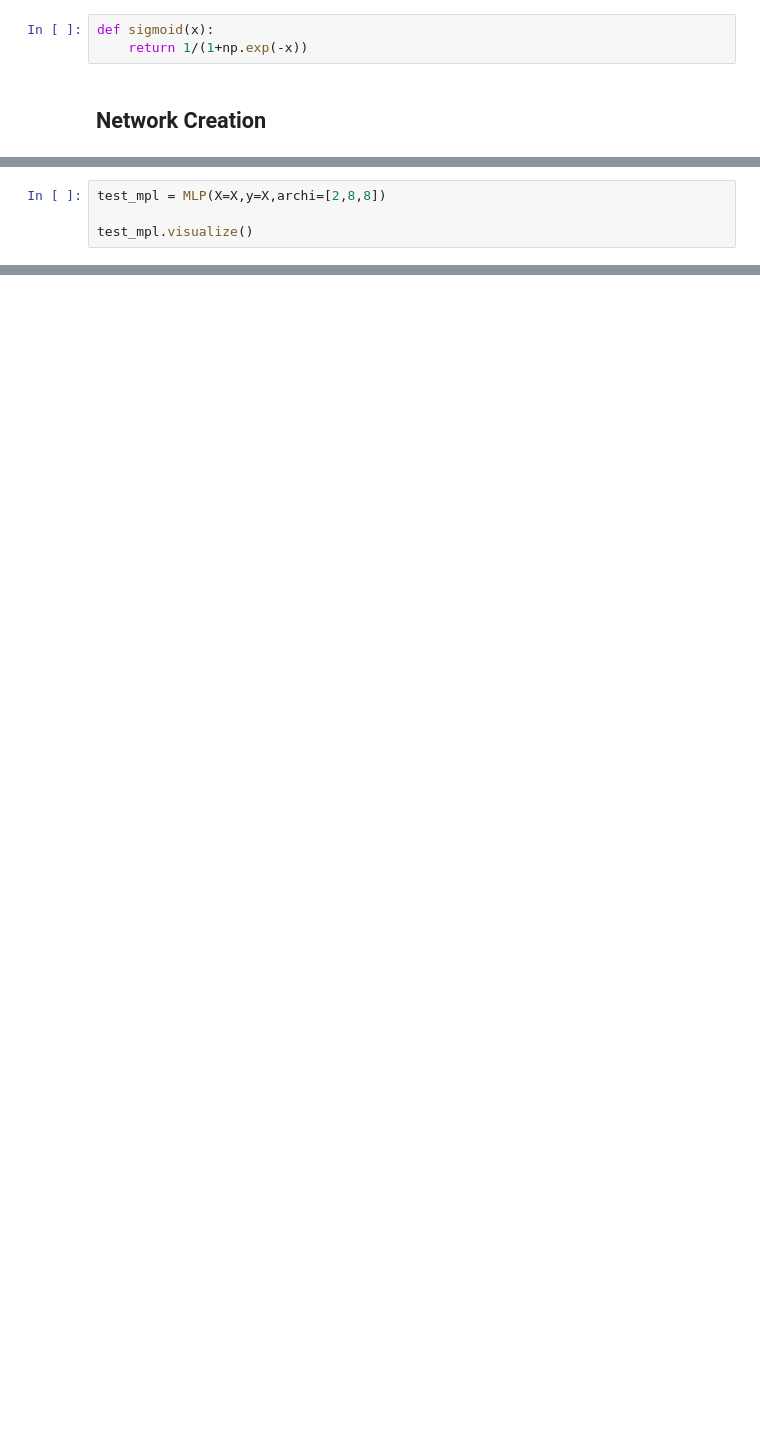
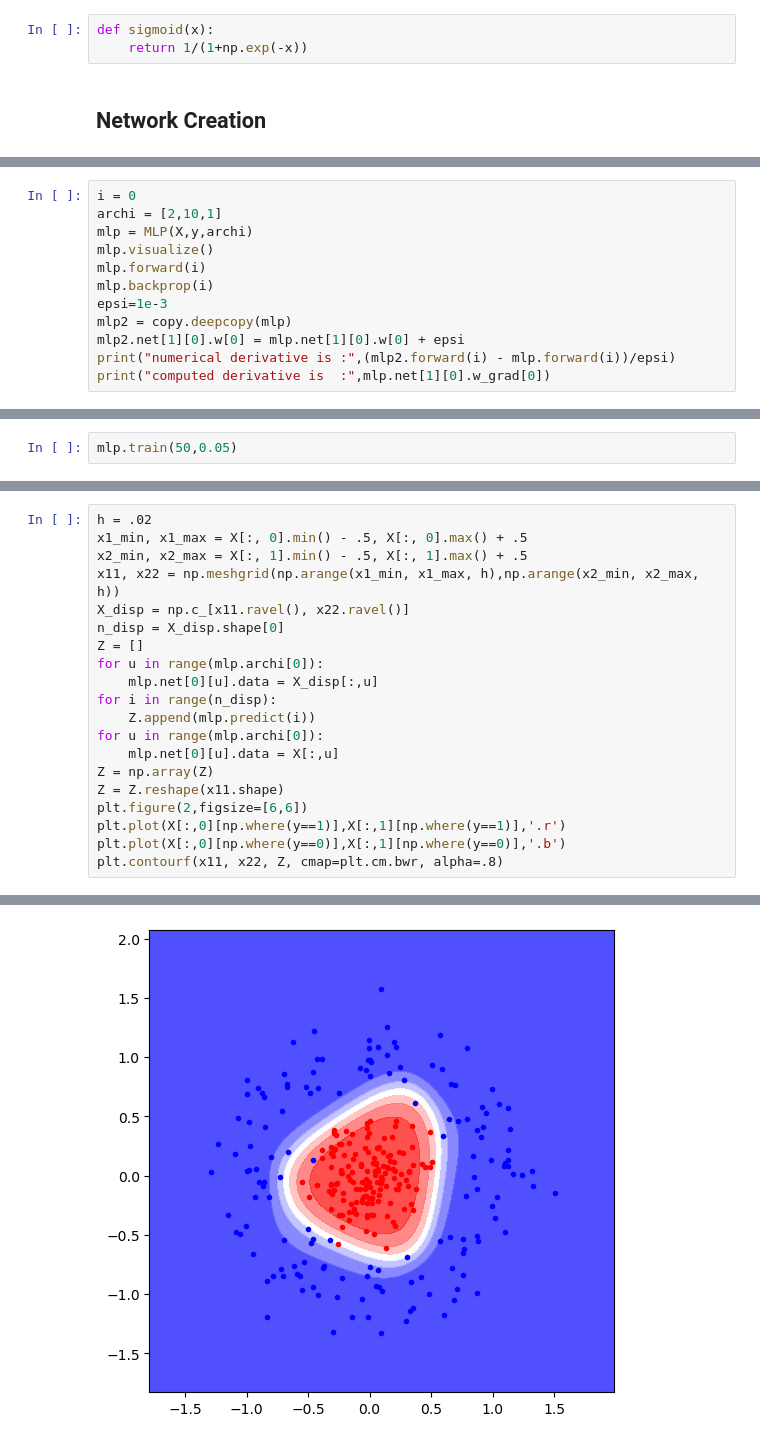
Before and after one commit to Kelian0/MLP-from-scratch, a Jupyter notebook: TP2.ipynb, the cells around one changed output, grey strips where cells are left out. Cells and saved outputs as stored; diff of their text form; blank space fills up the shorter version.

```diff
--- a/TP2.ipynb
+++ b/TP2.ipynb
@@ -170,8 +234,16 @@ class MLP:
         print(f'Nomber of parameters : {nb_params}')
 # %%
-test_mpl = MLP(X=X,y=X,archi=[2,8,8])
-
-test_mpl.visualize()
+i = 0
+archi = [2,10,1]
+mlp = MLP(X,y,archi)
+mlp.visualize()
+mlp.forward(i)
+mlp.backprop(i)
+epsi=1e-3
+mlp2 = copy.deepcopy(mlp)
+mlp2.net[1][0].w[0] = mlp.net[1][0].w[0] + epsi
+print("numerical derivative is :",(mlp2.forward(i) - mlp.forward(i))/epsi)
+print("computed derivative is  :",mlp.net[1][0].w_grad[0])
 # %% [output]
 Layer0
 |I| |I|
@@ -192,0 +259,2 @@ Nomber of parameters : 96
+# %%
+mlp.train(50,0.05)
@@ -192,0 +285,21 @@ Nomber of parameters : 96
+# %%
+h = .02
+x1_min, x1_max = X[:, 0].min() - .5, X[:, 0].max() + .5
+x2_min, x2_max = X[:, 1].min() - .5, X[:, 1].max() + .5
+x11, x22 = np.meshgrid(np.arange(x1_min, x1_max, h),np.arange(x2_min, x2_max, h))
+X_disp = np.c_[x11.ravel(), x22.ravel()]
+n_disp = X_disp.shape[0]
+Z = []
+for u in range(mlp.archi[0]):
+    mlp.net[0][u].data = X_disp[:,u]
+for i in range(n_disp):
+    Z.append(mlp.predict(i))
+for u in range(mlp.archi[0]):
+    mlp.net[0][u].data = X[:,u]
+Z = np.array(Z)
+Z = Z.reshape(x11.shape)
+plt.figure(2,figsize=[6,6])
+plt.plot(X[:,0][np.where(y==1)],X[:,1][np.where(y==1)],'.r')
+plt.plot(X[:,0][np.where(y==0)],X[:,1][np.where(y==0)],'.b')
+plt.contourf(x11, x22, Z, cmap=plt.cm.bwr, alpha=.8)
+# %% [output]
@@ -192,0 +307 @@ Nomber of parameters : 96
+[figure, added]
```
Also changed, not shown: parts of 9 cells of this notebook.
